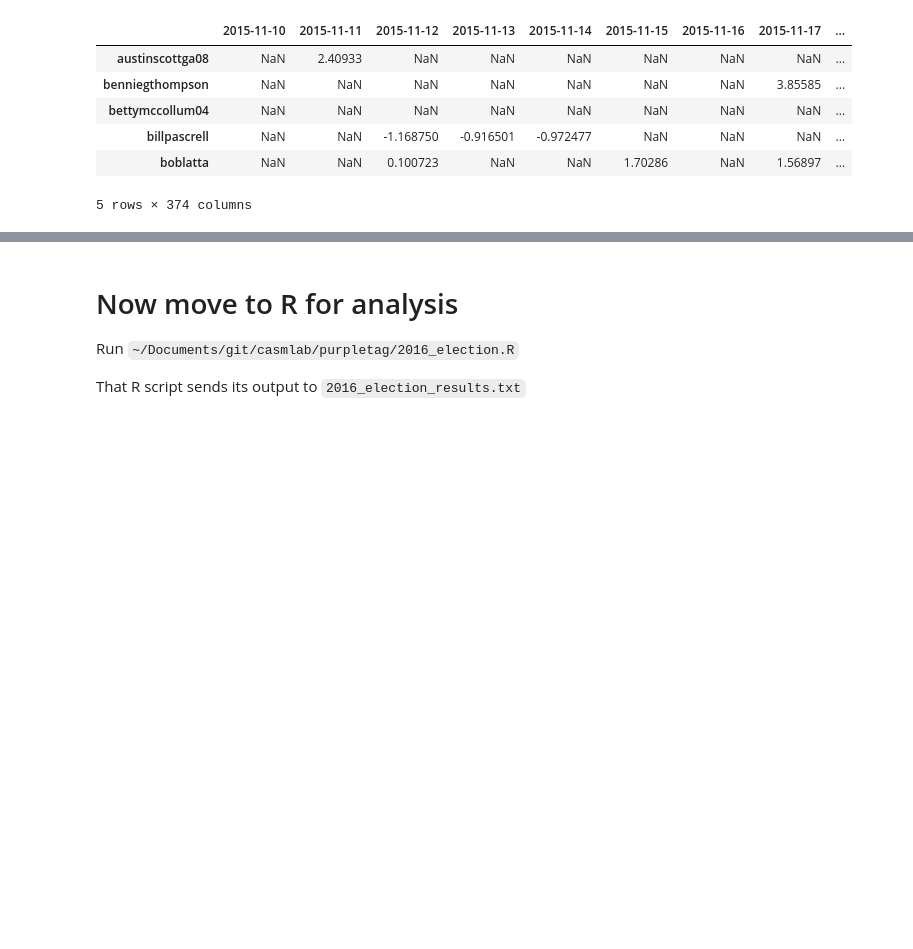
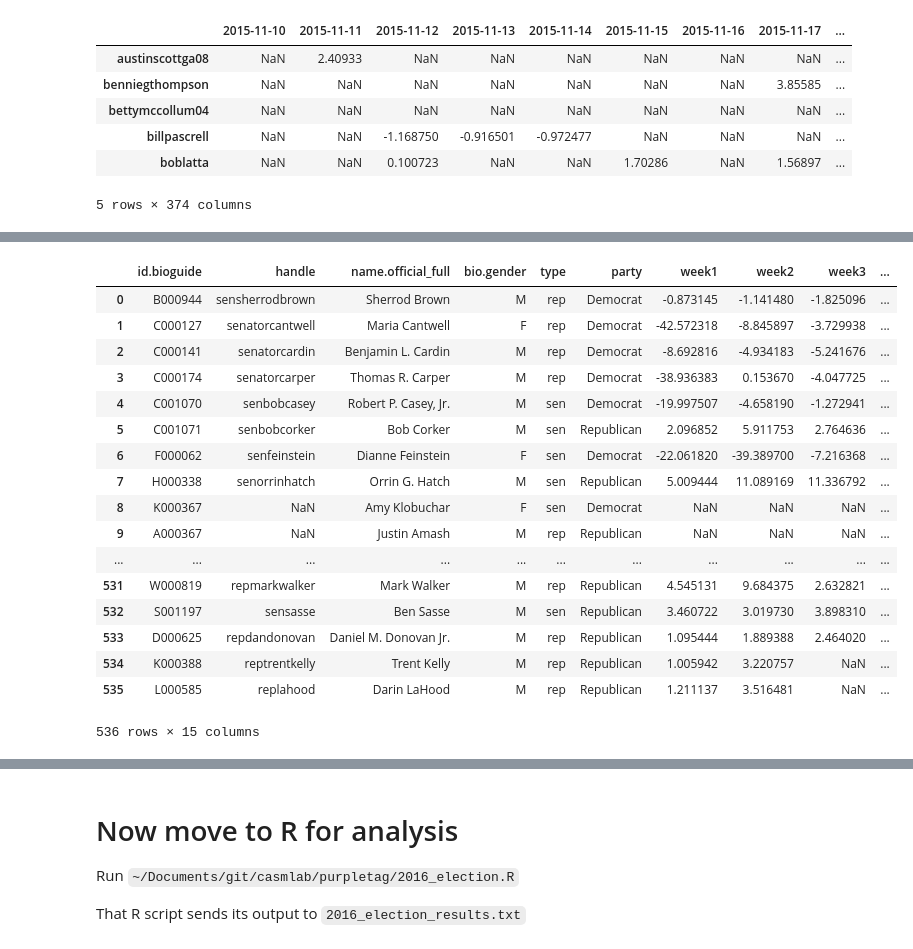
Before and after one commit to libbyh/purpletag, a Jupyter notebook: 2016-election-study/2016_election.ipynb, the cells around one changed output, grey strips where cells are left out. Saved outputs shown, nothing was run; the diff lists cells and outputs as text; code cells hidden in the pictures; blank space fills up the shorter version.

```diff
--- a/2016-election-study/2016_election.ipynb
+++ b/2016-election-study/2016_election.ipynb
@@ -185,0 +305,25 @@ metadata length: 470
+# %%
+df1 = pd.concat([df_merged.drop(['terms'], axis=1), df_merged['terms'].apply(pd.Series)], axis=1)
+df2 = pd.concat([df1.drop([0], axis=1), df1[0].apply(pd.Series)], axis=1)
+
+keep_df = df2[['id.bioguide','handle','name.official_full','bio.gender','type','party','week1','week2','week3','week4','week5','week6','week7','week8','week9']]
+keep_df
+# %% [output]
+|  | id.bioguide | handle | name.official_full | bio.gender | type | party | week1 | week2 | week3 | ... |
+| 0 | B000944 | sensherrodbrown | Sherrod Brown | M | rep | Democrat | -0.873145 | -1.141480 | -1.825096 | ... |
+| 1 | C000127 | senatorcantwell | Maria Cantwell | F | rep | Democrat | -42.572318 | -8.845897 | -3.729938 | ... |
+| 2 | C000141 | senatorcardin | Benjamin L. Cardin | M | rep | Democrat | -8.692816 | -4.934183 | -5.241676 | ... |
+| 3 | C000174 | senatorcarper | Thomas R. Carper | M | rep | Democrat | -38.936383 | 0.153670 | -4.047725 | ... |
+| 4 | C001070 | senbobcasey | Robert P. Casey, Jr. | M | sen | Democrat | -19.997507 | -4.658190 | -1.272941 | ... |
+| 5 | C001071 | senbobcorker | Bob Corker | M | sen | Republican | 2.096852 | 5.911753 | 2.764636 | ... |
+| 6 | F000062 | senfeinstein | Dianne Feinstein | F | sen | Democrat | -22.061820 | -39.389700 | -7.216368 | ... |
+| 7 | H000338 | senorrinhatch | Orrin G. Hatch | M | sen | Republican | 5.009444 | 11.089169 | 11.336792 | ... |
+| 8 | K000367 | NaN | Amy Klobuchar | F | sen | Democrat | NaN | NaN | NaN | ... |
+| 9 | A000367 | NaN | Justin Amash | M | rep | Republican | NaN | NaN | NaN | ... |
+| ... | ... | ... | ... | ... | ... | ... | ... | ... | ... | ... |
+| 531 | W000819 | repmarkwalker | Mark Walker | M | rep | Republican | 4.545131 | 9.684375 | 2.632821 | ... |
+| 532 | S001197 | sensasse | Ben Sasse | M | sen | Republican | 3.460722 | 3.019730 | 3.898310 | ... |
+| 533 | D000625 | repdandonovan | Daniel M. Donovan Jr. | M | rep | Republican | 1.095444 | 1.889388 | 2.464020 | ... |
+| 534 | K000388 | reptrentkelly | Trent Kelly | M | rep | Republican | 1.005942 | 3.220757 | NaN | ... |
+| 535 | L000585 | replahood | Darin LaHood | M | rep | Republican | 1.211137 | 3.516481 | NaN | ... |
+536 rows × 15 columns
```
Also changed, not shown: parts of 25 cells of this notebook, 6 other files.
